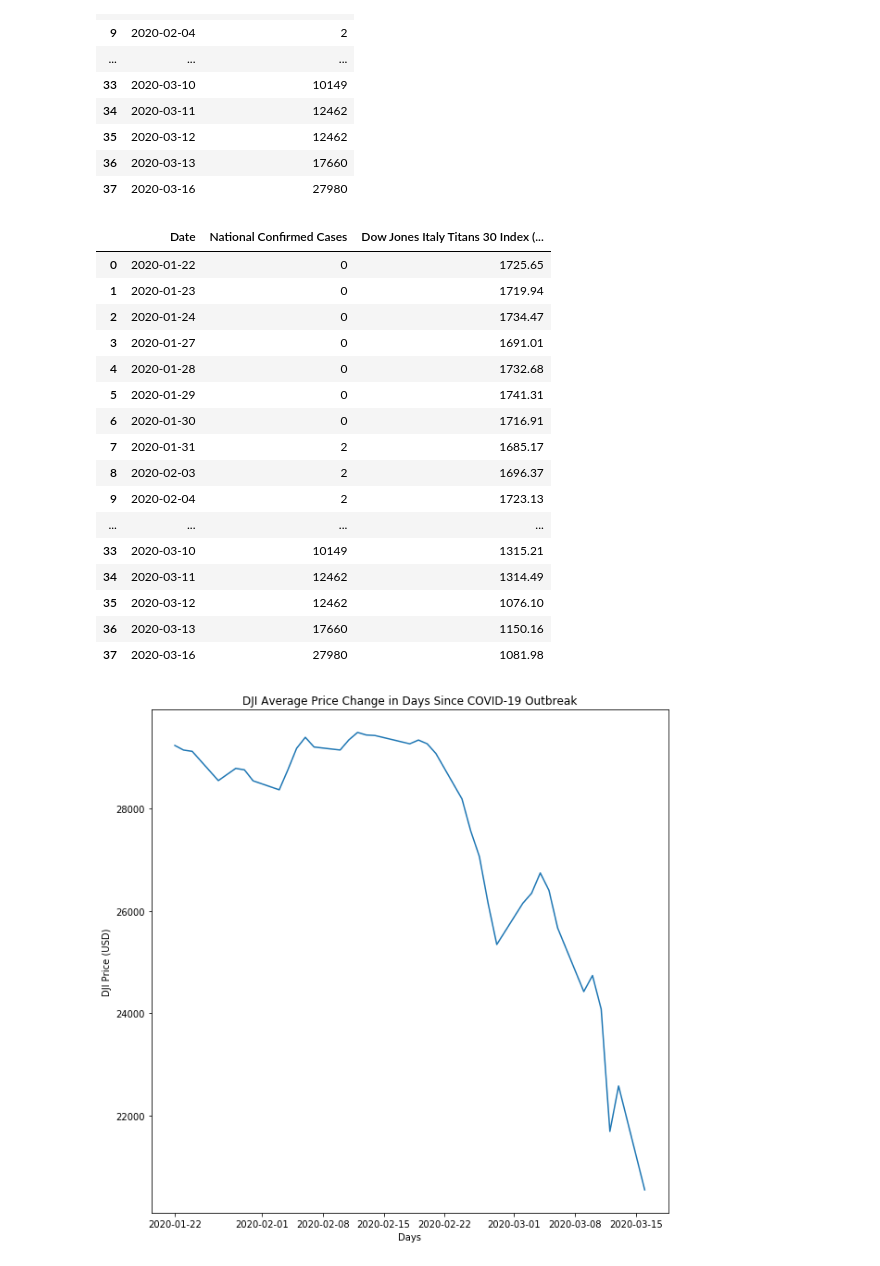
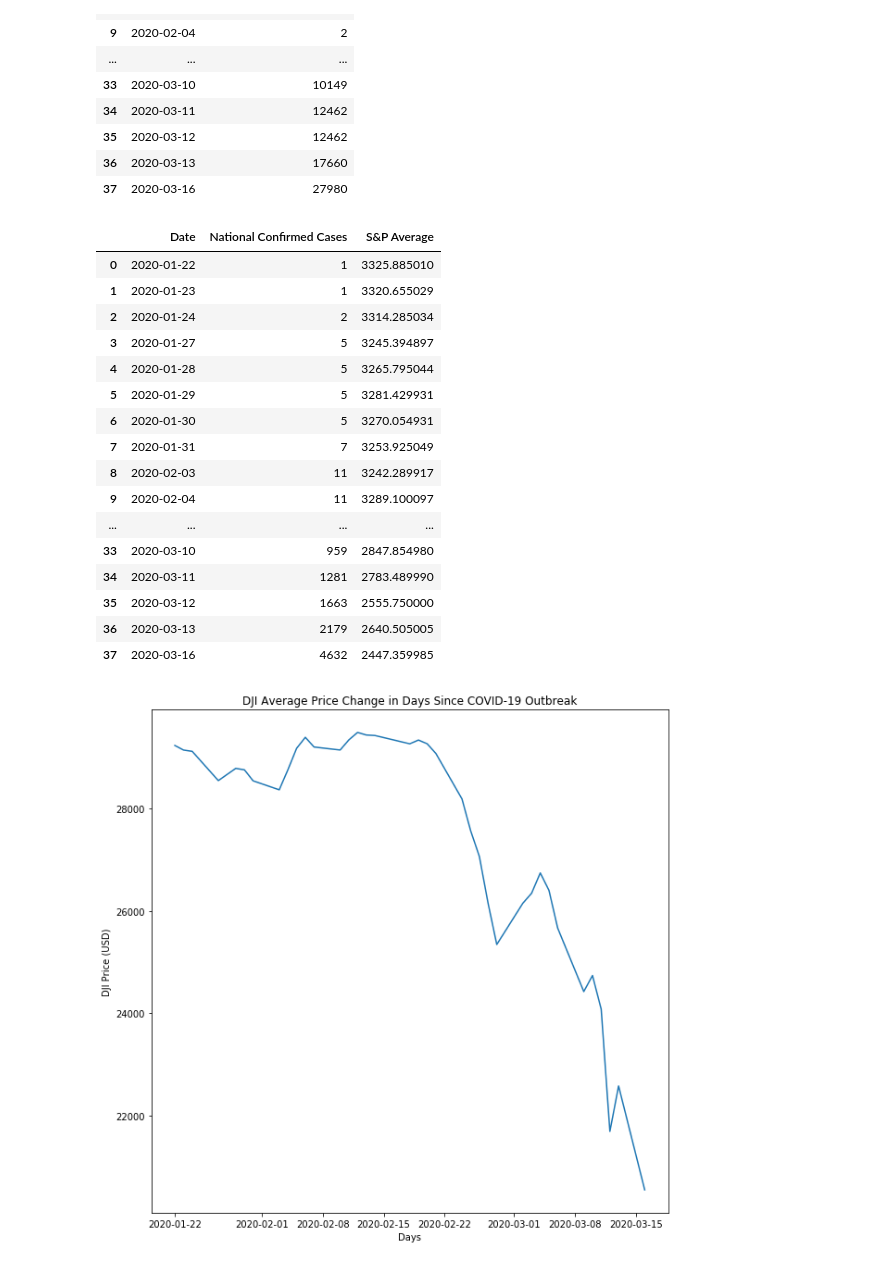
Before and after one commit to Robtaddeo/Coronadex, a Jupyter notebook: djia.ipynb, the cells around one changed output. Saved outputs shown, nothing was run; the diff lists cells and outputs as text; code cells hidden in the pictures.

```diff
--- a/djia.ipynb
+++ b/djia.ipynb
@@ -68,3 +68,10 @@ dji_date_data
 | 35 | 2020-03-12 | 21692.665039 |
 | 36 | 2020-03-13 | 22579.719727 |
 | 37 | 2020-03-16 | 20553.024414 |
+# %%
+# Import S&P 500 data found here: https://finance.yahoo.com/quote/%5EGSPC/history?period1=1579651200&period2=1584316800&interval=1d&filter=history&frequency=1d
+US_SandP500 = r"C:\Users\William\Downloads\^GSPC.csv"
+SandP_data = pd.read_csv(US_SandP500)
+SandP_data["Average"] = (SandP_data["Open"] + SandP_data["Close"]) / 2
+SandP_data = SandP_data.drop(columns = ["Open", "High", "Low", "Close", "Volume", "Adj Close"])
+SandP_data
@@ -227,32 +252,35 @@ sum_IT_final
 | 37 | 2020-03-16 | 27980 |
 # %%
 # Merge data between datasets
-result_US = sum_US_final.merge(dji_date_data, left_index=True, right_index=True)
+result_US_DJI = sum_US_final.merge(dji_date_data, left_index=True, right_index=True)
+result_US_SP = sum_US_final.merge(SandP_data, left_index=True, right_index=True)
 result_IT = sum_IT_final.merge(italy_data, left_index=True, right_index=True)
 # Change columns names and drop unwanted columns
-result_US = result_US.drop(columns = ["Date_y"]).rename(columns = {"Date_x" : "Date", "Average" : "^DJI Average"})
+result_US_DJI = result_US_DJI.drop(columns = ["Date_y"]).rename(columns = {"Date_x" : "Date", "Average" : "^DJI Average"})
+result_US_SP = result_US_SP.drop(columns = ["Date_y"]).rename(columns = {"Date_x" : "Date", "Average" : "S&P Average"})
 result_IT = result_IT.drop(columns = ["Date_y"]).rename(columns = {"Date_x" : "Date"})
 # Display results
-result_US
+result_US_DJI
 result_IT
+result_US_SP
 # %% [output]
-|  | Date | National Confirmed Cases | Dow Jones Italy Titans 30 Index (... |
-| 0 | 2020-01-22 | 0 | 1725.65 |
-| 1 | 2020-01-23 | 0 | 1719.94 |
-| 2 | 2020-01-24 | 0 | 1734.47 |
-| 3 | 2020-01-27 | 0 | 1691.01 |
-| 4 | 2020-01-28 | 0 | 1732.68 |
-| 5 | 2020-01-29 | 0 | 1741.31 |
-| 6 | 2020-01-30 | 0 | 1716.91 |
-| 7 | 2020-01-31 | 2 | 1685.17 |
-| 8 | 2020-02-03 | 2 | 1696.37 |
-| 9 | 2020-02-04 | 2 | 1723.13 |
+|  | Date | National Confirmed Cases | S&P Average |
+| 0 | 2020-01-22 | 1 | 3325.885010 |
+| 1 | 2020-01-23 | 1 | 3320.655029 |
+| 2 | 2020-01-24 | 2 | 3314.285034 |
+| 3 | 2020-01-27 | 5 | 3245.394897 |
+| 4 | 2020-01-28 | 5 | 3265.795044 |
+| 5 | 2020-01-29 | 5 | 3281.429931 |
+| 6 | 2020-01-30 | 5 | 3270.054931 |
+| 7 | 2020-01-31 | 7 | 3253.925049 |
+| 8 | 2020-02-03 | 11 | 3242.289917 |
+| 9 | 2020-02-04 | 11 | 3289.100097 |
 | ... | ... | ... | ... |
-| 33 | 2020-03-10 | 10149 | 1315.21 |
-| 34 | 2020-03-11 | 12462 | 1314.49 |
-| 35 | 2020-03-12 | 12462 | 1076.10 |
-| 36 | 2020-03-13 | 17660 | 1150.16 |
-| 37 | 2020-03-16 | 27980 | 1081.98 |
+| 33 | 2020-03-10 | 959 | 2847.854980 |
+| 34 | 2020-03-11 | 1281 | 2783.489990 |
+| 35 | 2020-03-12 | 1663 | 2555.750000 |
+| 36 | 2020-03-13 | 2179 | 2640.505005 |
+| 37 | 2020-03-16 | 4632 | 2447.359985 |
 # %%
 # Visualize results for ^DJI dataframe
 fig = plt.figure(figsize=(10,10))
```
Also changed, not shown: parts of 3 cells of this notebook.
